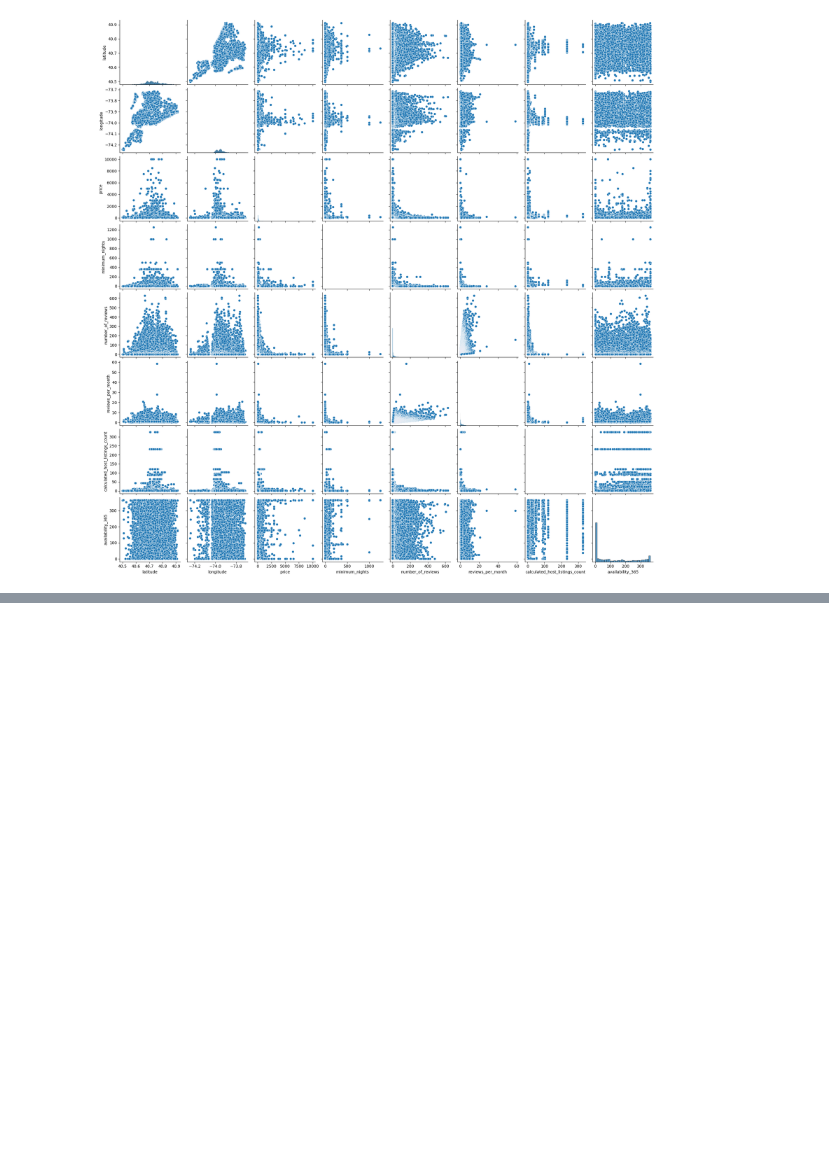
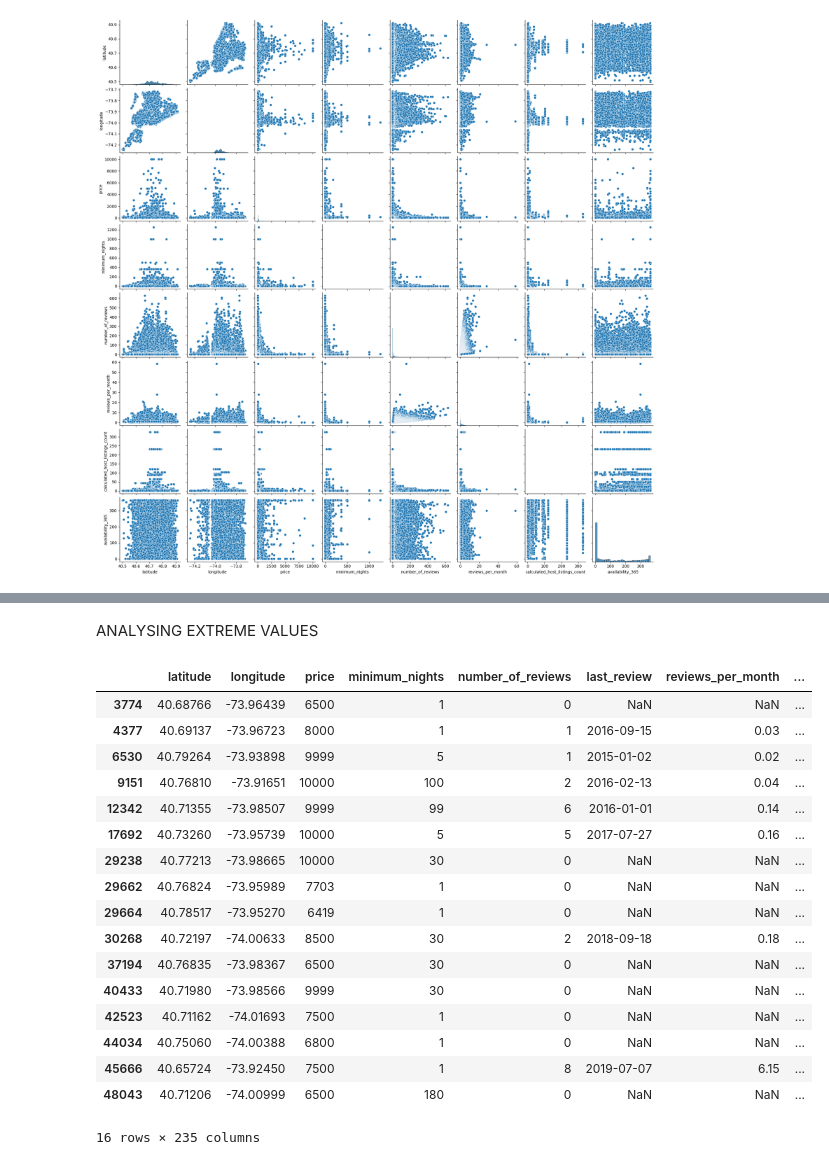
Before and after one commit to Jasn2002/data-preprocessing-project-tutorial, a Jupyter notebook: explore.ipynb, the cells around one changed output, grey strips where cells are left out. Drawn from its saved outputs; the diff is of its cells as text; code cells hidden in the pictures; blank space fills up the shorter version.

```diff
--- a/explore.ipynb
+++ b/explore.ipynb
@@ -114,0 +187,23 @@ sns.pairplot(data = df)
+# %% [markdown]
+ANALYSING EXTREME VALUES
+# %%
+df[df["price"] > 6000]
+# %% [output]
+|  | latitude | longitude | price | minimum_nights | number_of_reviews | last_review | reviews_per_month | ... |
+| 3774 | 40.68766 | -73.96439 | 6500 | 1 | 0 | NaN | NaN | ... |
+| 4377 | 40.69137 | -73.96723 | 8000 | 1 | 1 | 2016-09-15 | 0.03 | ... |
+| 6530 | 40.79264 | -73.93898 | 9999 | 5 | 1 | 2015-01-02 | 0.02 | ... |
+| 9151 | 40.76810 | -73.91651 | 10000 | 100 | 2 | 2016-02-13 | 0.04 | ... |
+| 12342 | 40.71355 | -73.98507 | 9999 | 99 | 6 | 2016-01-01 | 0.14 | ... |
+| 17692 | 40.73260 | -73.95739 | 10000 | 5 | 5 | 2017-07-27 | 0.16 | ... |
+| 29238 | 40.77213 | -73.98665 | 10000 | 30 | 0 | NaN | NaN | ... |
+| 29662 | 40.76824 | -73.95989 | 7703 | 1 | 0 | NaN | NaN | ... |
+| 29664 | 40.78517 | -73.95270 | 6419 | 1 | 0 | NaN | NaN | ... |
+| 30268 | 40.72197 | -74.00633 | 8500 | 30 | 2 | 2018-09-18 | 0.18 | ... |
+| 37194 | 40.76835 | -73.98367 | 6500 | 30 | 0 | NaN | NaN | ... |
+| 40433 | 40.71980 | -73.98566 | 9999 | 30 | 0 | NaN | NaN | ... |
+| 42523 | 40.71162 | -74.01693 | 7500 | 1 | 0 | NaN | NaN | ... |
+| 44034 | 40.75060 | -74.00388 | 6800 | 1 | 0 | NaN | NaN | ... |
+| 45666 | 40.65724 | -73.92450 | 7500 | 1 | 8 | 2019-07-07 | 6.15 | ... |
+| 48043 | 40.71206 | -74.00999 | 6500 | 180 | 0 | NaN | NaN | ... |
+16 rows × 235 columns
```
Also changed, not shown: parts of 24 cells of this notebook, 4 other files.
